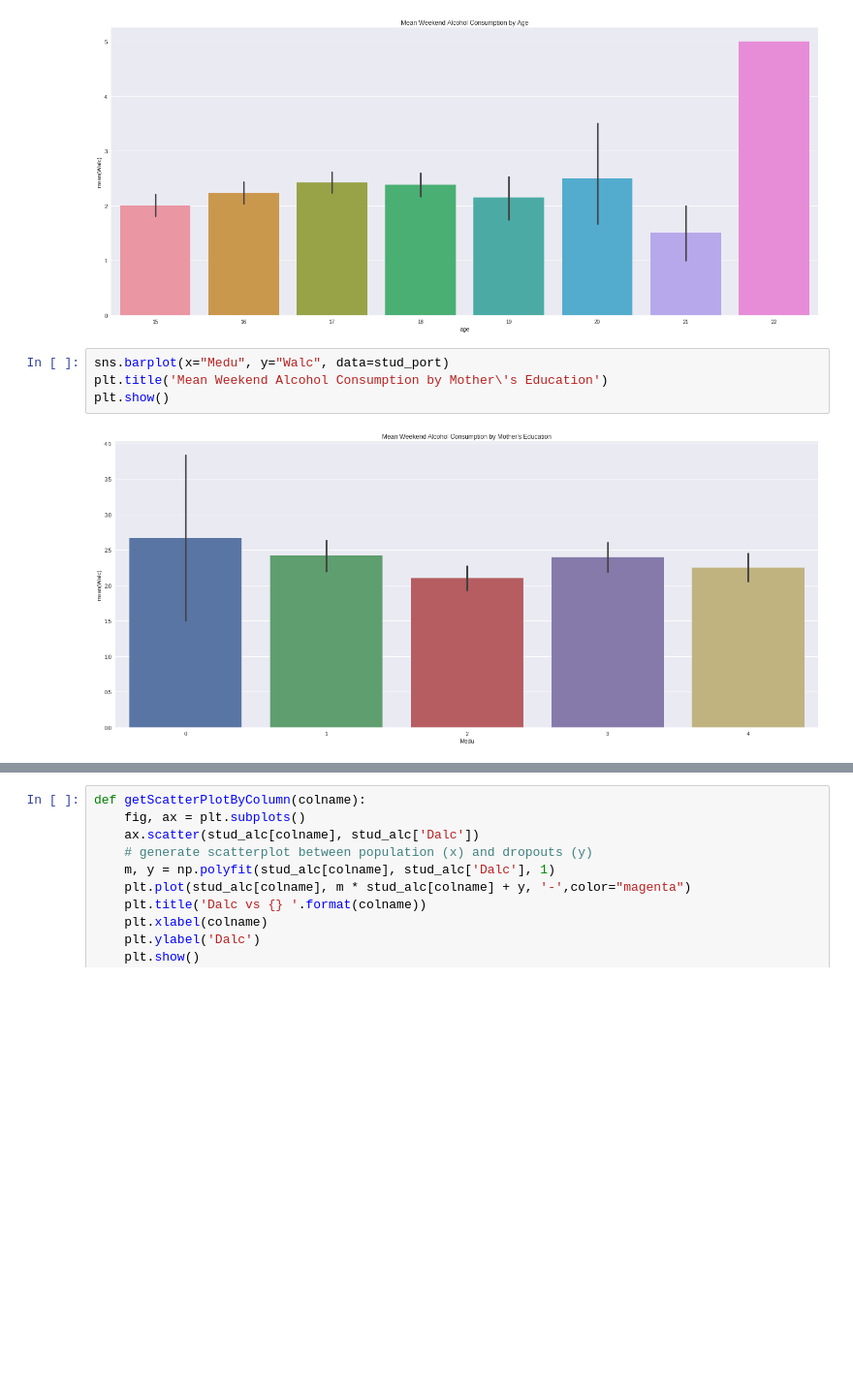
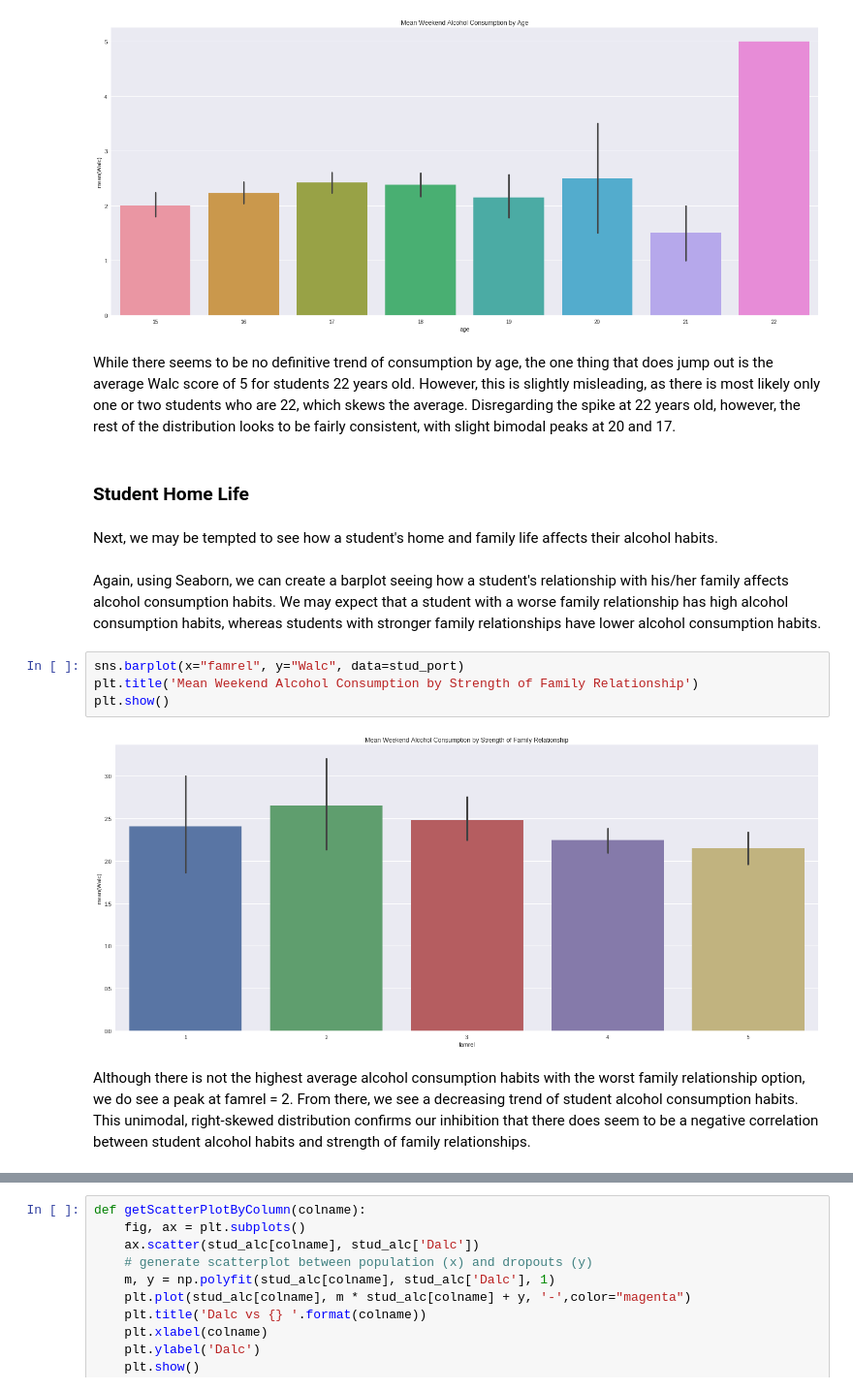
Before and after one commit to mdoxey06/mdoxey06.github.io, a Jupyter notebook: Students_alc (Mike) 2.ipynb, the cells around one changed output, grey strips where cells are left out. Shown at 97% size. Cells and saved outputs as stored; diff of their text form; blank space fills up the shorter version.

```diff
--- a/Students_alc (Mike) 2.ipynb
+++ b/Students_alc (Mike) 2.ipynb
@@ -139,9 +166,19 @@ plt.title('Mean Weekend Alcohol Consumption by Age')
 plt.show()
 # %% [output]
 [figure]
+# %% [markdown]
+While there seems to be no definitive trend of consumption by age, the one thing that does jump out is the average Walc score of 5 for students 22 years old. However, this is slightly misleading, as there is most likely only one or two students who are 22, which skews the average. Disregarding the spike at 22 years old, however, the rest of the distribution looks to be fairly consistent, with slight bimodal peaks at 20 and 17.
+# %% [markdown]
+### Student Home Life
+# %% [markdown]
+Next, we may be tempted to see how a student's home and family life affects their alcohol habits.
+# %% [markdown]
+Again, using Seaborn, we can create a barplot seeing how a student's relationship with his/her family affects alcohol consumption habits. We may expect that a student with a worse family relationship has high alcohol consumption habits, whereas students with stronger family relationships have lower alcohol consumption habits.
 # %%
-sns.barplot(x="Medu", y="Walc", data=stud_port)
-plt.title('Mean Weekend Alcohol Consumption by Mother\'s Education')
+sns.barplot(x="famrel", y="Walc", data=stud_port)
+plt.title('Mean Weekend Alcohol Consumption by Strength of Family Relationship')
 plt.show()
 # %% [output]
-[figure, old version]
+[figure, new version]
+# %% [markdown]
+Although there is not the highest average alcohol consumption habits with the worst family relationship option, we do see a peak at famrel = 2. From there, we see a decreasing trend of student alcohol consumption habits. This unimodal, right-skewed distribution confirms our inhibition that there does seem to be a negative correlation between student alcohol habits and strength of family relationships.
```
Also changed, not shown: parts of 42 cells of this notebook, 2 other files.
